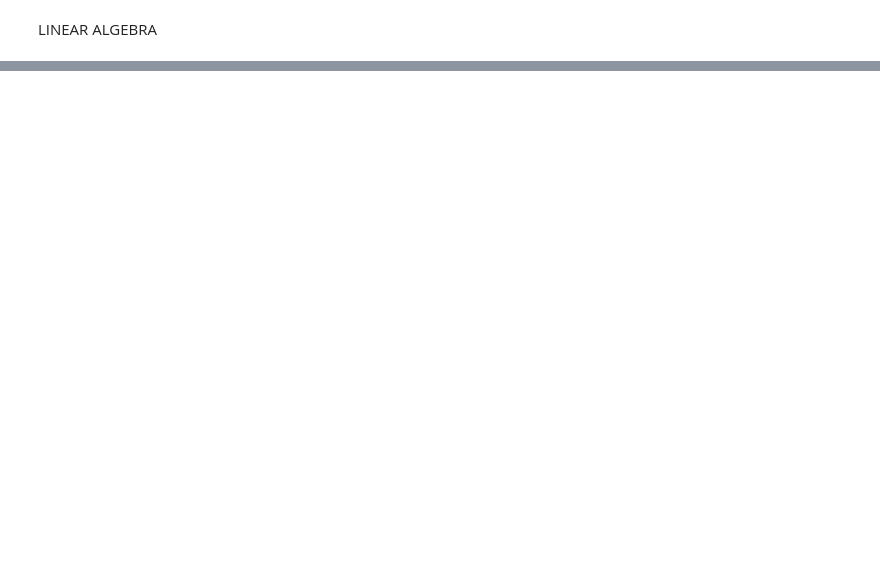
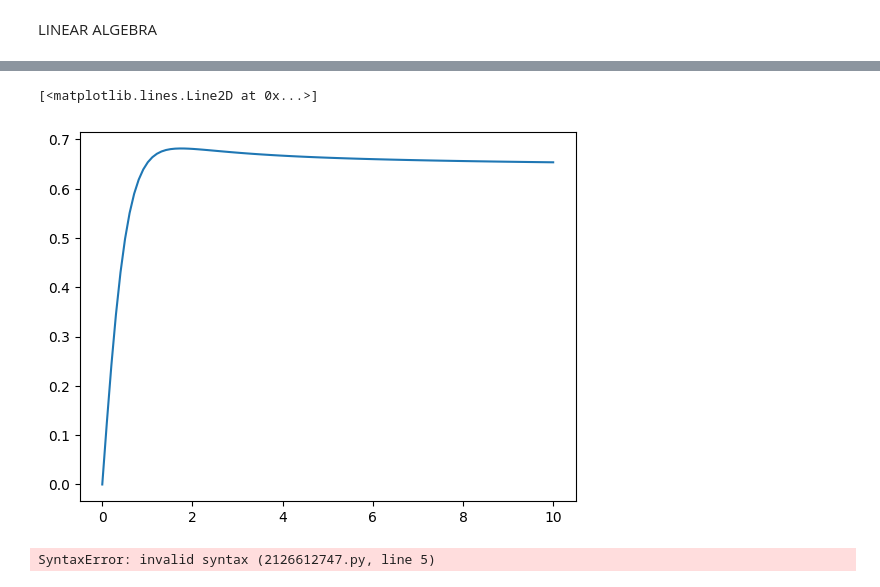
Before and after one commit to KristianMunnikhuis/subsystem_loschmidt_echo, a Jupyter notebook: scripts/mutual_info/exact_diag/Thermal Test/thermal_tests.ipynb, the cells around one changed output, grey strips where cells are left out. Drawn from its saved outputs; the diff is of its cells as text; code cells hidden in the pictures; blank space fills up the shorter version.

```diff
--- a/scripts/mutual_info/exact_diag/Thermal Test/thermal_tests.ipynb
+++ b/scripts/mutual_info/exact_diag/Thermal Test/thermal_tests.ipynb
@@ -143,0 +205,46 @@ np.float64(0.28645994907514005)
+# %%
+plt.plot(betas,[Ms[i][0,1] for i in range(len(betas))])
+# %% [output]
+[<matplotlib.lines.Line2D at 0x...>]
+[figure, added]
+# %%
+###Functions
+def Gn(beta,L,J,h,OBC):
+    if OBC == True:
+        bc = ["OBC","OBC"]
+    else::
+        H = sps.H_bdg(h,L,J,boundary_condition)
+        E, V = la.eigh(H)
+        U = V.copy()
+        Us.append(U)
+        V = V[:,:L]
+        E = E[L:]
+        G = sps.G_tfim(V)
+
+        F = G[:L,L:]
+        G = G[:L,:L]
+        #####
+        M = np.eye(L)-2*(G+F)
+        n = la.det(M)*(-1)**L * (-1)**p
+        Es.append(E)
+        ns.append(n)
+    #Now, calculate Z
+
+    Z_p = [Zi(0,beta,Es,ns),Zi(1,beta,Es,ns)]
+    #calculate correlations
+
+    N0 = np.diag([cap(0,mu,beta,Es,ns) for mu in range(L)]+[acp(0,mu,beta,Es,ns) for mu in range(L)])
+    N1 = np.diag([cap(1,mu,beta,Es,ns) for mu in range(L)]+[acp(1,mu,beta,Es,ns) for mu in range(L)])
+    #print(N0)
+    Ns = [N0,N1]
+
+    Gs = [Us[p]@Ns[p]@Us[p].T.conj() for p in range(2)]
+
+    G = (Z_p[0]*Gs[0]+Z_p[1]*Gs[1])/np.sum(Z_p)
+
+
+    return  G
+
+2*(Gn(1,20,1,100,False)[0,0]-1/2)
+# %% [output]
+SyntaxError: invalid syntax (2126612747.py, line 5)
```
Also changed, not shown: parts of 11 cells of this notebook, 7 other files.
